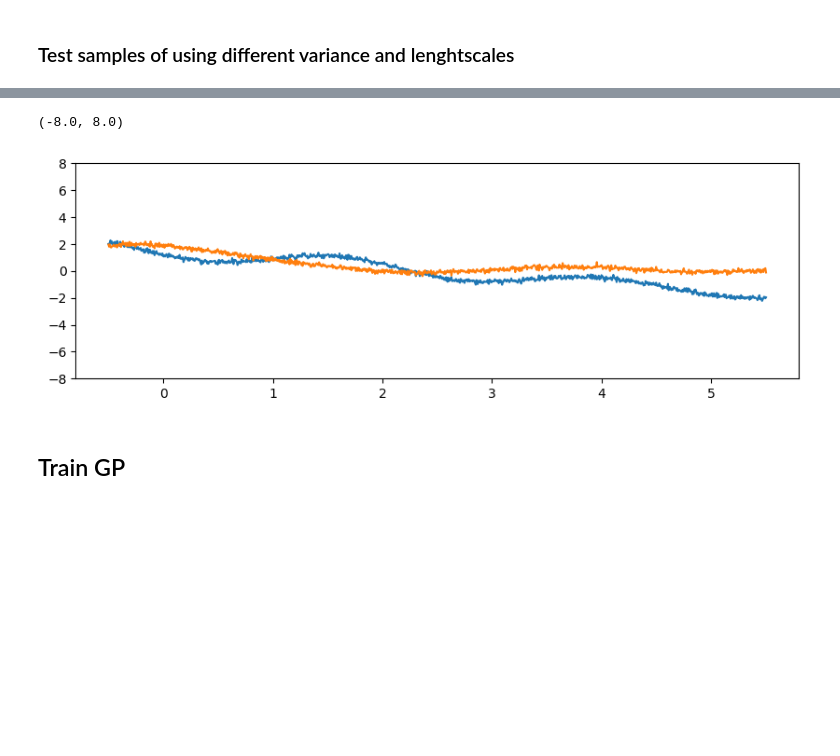
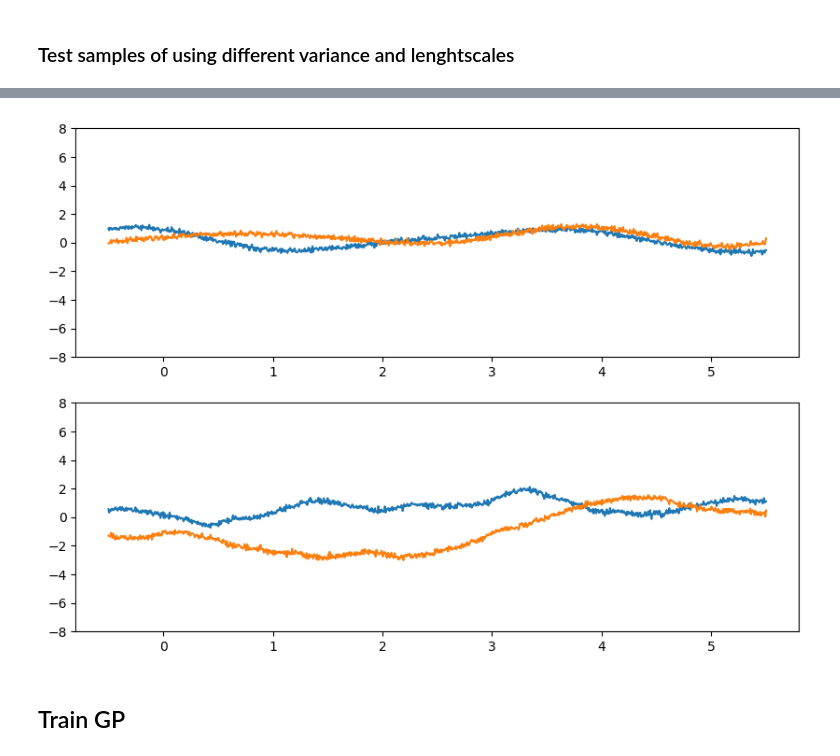
Before and after one commit to luisdiaz1997/SpatialFactorization, a Jupyter notebook: notebooks/Gaussian Processes/GP_test.ipynb, the cells around one changed output, grey strips where cells are left out. Saved outputs shown, nothing was run; the diff lists cells and outputs as text; code cells hidden in the pictures; blank space fills up the shorter version.

```diff
--- a/notebooks/Gaussian Processes/GP_test.ipynb
+++ b/notebooks/Gaussian Processes/GP_test.ipynb
@@ -47,13 +51,16 @@ plt.ylim((-8, 8))
 # %%
-kernel = RBF(
-    variance=6.0, lengthscale= 1 )
+plt.figure(figsize=(10, 7))
 
-gpr = spacedecomp.GP(X[:,None], y, kernel, noise=0.1)
-cov = kernel.predict(X=Xtest[:, None]) + (gpr.noise**2)*torch.eye(Nsamples)
-samples = MultivariateNormal(torch.zeros(Nsamples),cov).sample((2,))
+for i, kernel_class in enumerate([RBF, Matern]):
 
-plt.figure(figsize=(10, 3))
-plt.plot(Xtest, samples[0])
-plt.plot(Xtest, samples[1])
-plt.ylim((-8, 8))
+    kernel = kernel_class(
+    variance=6.0, lengthscale= 1 ) #large lengthscale
+    gpr = spacedecomp.GP(X[:,None], y, kernel, noise=0.1)
+    cov = kernel.predict(X=Xtest[:, None]) + (gpr.noise**2)*torch.eye(Nsamples)
+    samples = MultivariateNormal(torch.zeros(Nsamples),cov).sample((2,))
+
+    plt.subplot(2, 1, i+1)
+    plt.plot(Xtest, samples[0])
+    plt.plot(Xtest, samples[1])
+    plt.ylim((-8, 8))
 # %% [output]
@@ -62,18 +68,22 @@ plt.ylim((-8, 8))
 # %%
-kernel = RBF(
-    variance=1, lengthscale= 1 )
+plt.figure(figsize=(10, 7))
 
-gpr = spacedecomp.GP(X[:,None], y, kernel, noise=0.1)
-cov = kernel.predict(X=Xtest[:, None]) + (gpr.noise**2)*torch.eye(Nsamples)
-samples = MultivariateNormal(torch.zeros(Nsamples),cov).sample((2,))
+for i, kernel_class in enumerate([RBF, Matern]):
 
-plt.figure(figsize=(10, 3))
-plt.plot(Xtest, samples[0])
-plt.plot(Xtest, samples[1])
-plt.ylim((-8, 8))
+    kernel = kernel_class(
+    variance=1, lengthscale= 1 ) #small variance, large lengthscale
+
+
+    gpr = spacedecomp.GP(X[:,None], y, kernel, noise=0.1)
+    cov = kernel.predict(X=Xtest[:, None]) + (gpr.noise**2)*torch.eye(Nsamples)
+    samples = MultivariateNormal(torch.zeros(Nsamples),cov).sample((2,))
+
+    plt.subplot(2, 1, i+1)
+    plt.plot(Xtest, samples[0])
+    plt.plot(Xtest, samples[1])
+    plt.ylim((-8, 8))
 # %% [output]
-(-8.0, 8.0)
-[figure, old version]
+[figure, new version]
 # %% [markdown]
 ## Train GP
 # %%
```
Also changed, not shown: parts of 13 cells of this notebook, 2 other files.
